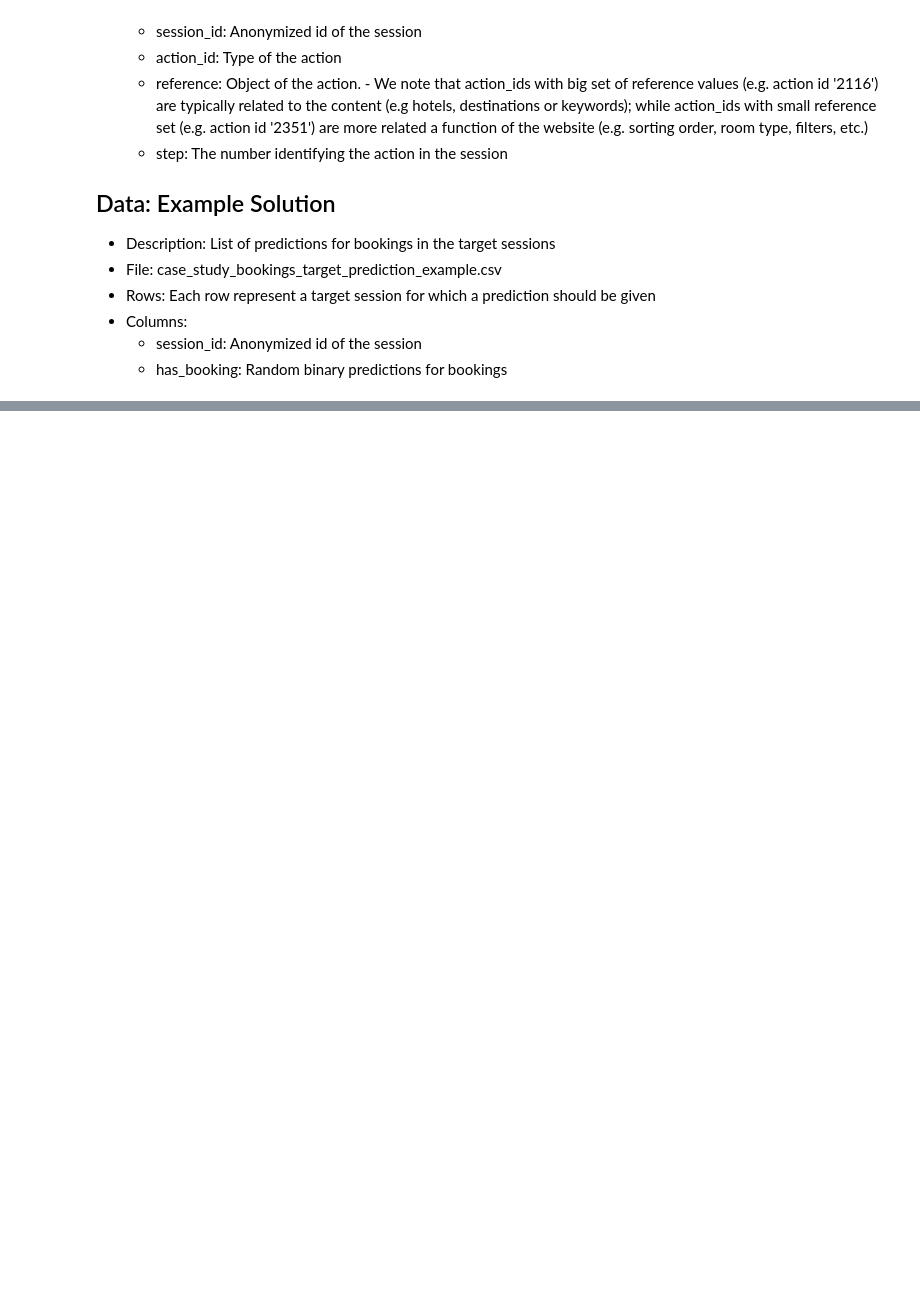
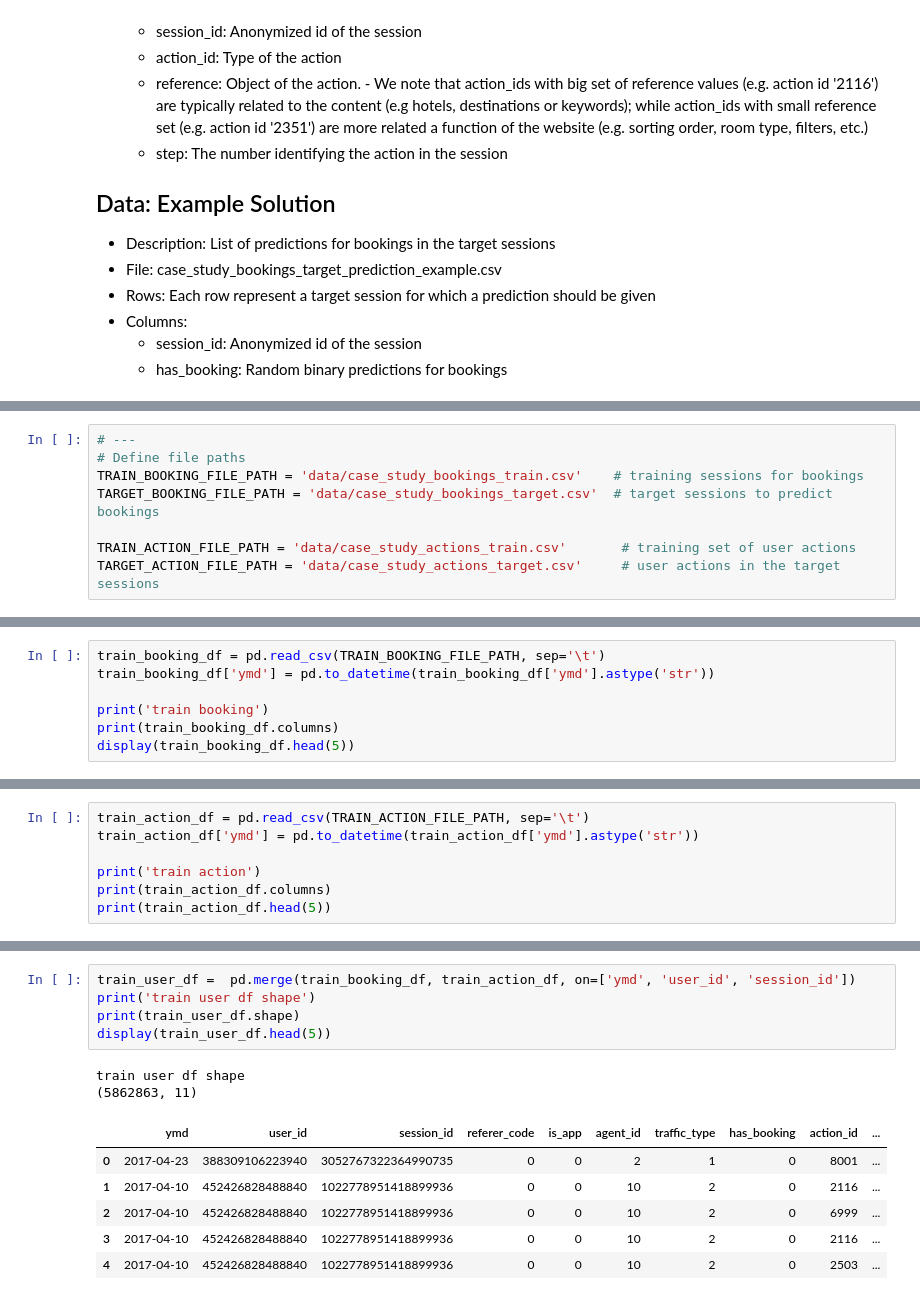
Before and after one commit to ck-unifr/booking-prediction, a Jupyter notebook: booking_prediction.ipynb, the cells around one changed output, grey strips where cells are left out. Cells and saved outputs as stored; diff of their text form; blank space fills up the shorter version.

```diff
--- a/booking_prediction.ipynb
+++ b/booking_prediction.ipynb
@@ -46,0 +74,8 @@ There are 3 types of data: Bookings, User actions, Example
+# %%
+# ---
+# Define file paths
+TRAIN_BOOKING_FILE_PATH = 'data/case_study_bookings_train.csv'    # training sessions for bookings
+TARGET_BOOKING_FILE_PATH = 'data/case_study_bookings_target.csv'  # target sessions to predict bookings
+
+TRAIN_ACTION_FILE_PATH = 'data/case_study_actions_train.csv'       # training set of user actions
+TARGET_ACTION_FILE_PATH = 'data/case_study_actions_target.csv'     # user actions in the target sessions
@@ -46,0 +84,7 @@ There are 3 types of data: Bookings, User actions, Example
+# %%
+train_booking_df = pd.read_csv(TRAIN_BOOKING_FILE_PATH, sep='\t')
+train_booking_df['ymd'] = pd.to_datetime(train_booking_df['ymd'].astype('str'))
+
+print('train booking')
+print(train_booking_df.columns)
+display(train_booking_df.head(5))
@@ -46,0 +212,7 @@ There are 3 types of data: Bookings, User actions, Example
+# %%
+train_action_df = pd.read_csv(TRAIN_ACTION_FILE_PATH, sep='\t')
+train_action_df['ymd'] = pd.to_datetime(train_action_df['ymd'].astype('str'))
+
+print('train action')
+print(train_action_df.columns)
+print(train_action_df.head(5))
@@ -46,0 +279,14 @@ There are 3 types of data: Bookings, User actions, Example
+# %%
+train_user_df =  pd.merge(train_booking_df, train_action_df, on=['ymd', 'user_id', 'session_id'])
+print('train user df shape')
+print(train_user_df.shape)
+display(train_user_df.head(5))
+# %% [output]
+train user df shape
+(5862863, 11)
+|  | ymd | user_id | session_id | referer_code | is_app | agent_id | traffic_type | has_booking | action_id | ... |
+| 0 | 2017-04-23 | 388309106223940 | 3052767322364990735 | 0 | 0 | 2 | 1 | 0 | 8001 | ... |
+| 1 | 2017-04-10 | 452426828488840 | 1022778951418899936 | 0 | 0 | 10 | 2 | 0 | 2116 | ... |
+| 2 | 2017-04-10 | 452426828488840 | 1022778951418899936 | 0 | 0 | 10 | 2 | 0 | 6999 | ... |
+| 3 | 2017-04-10 | 452426828488840 | 1022778951418899936 | 0 | 0 | 10 | 2 | 0 | 2116 | ... |
+| 4 | 2017-04-10 | 452426828488840 | 1022778951418899936 | 0 | 0 | 10 | 2 | 0 | 2503 | ... |
```
Also changed, not shown: parts of 25 cells of this notebook, 1 other file.
